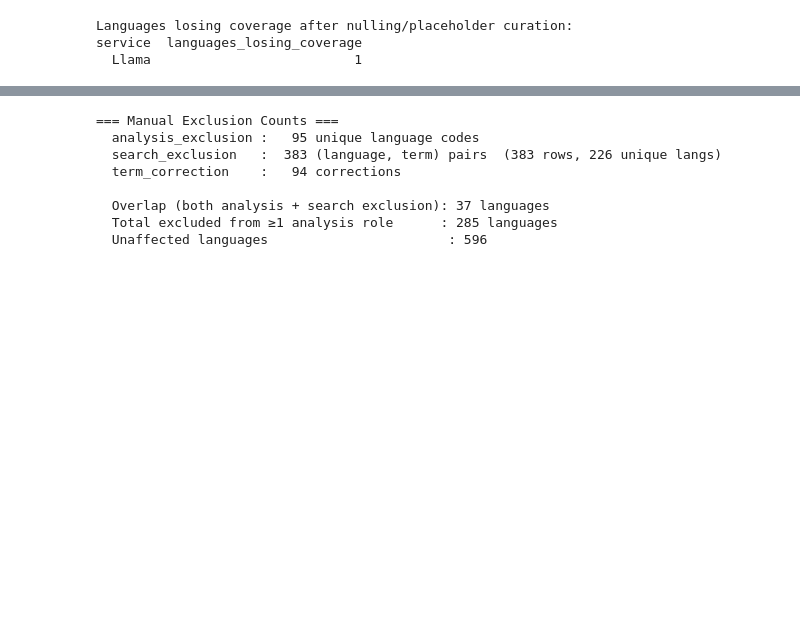
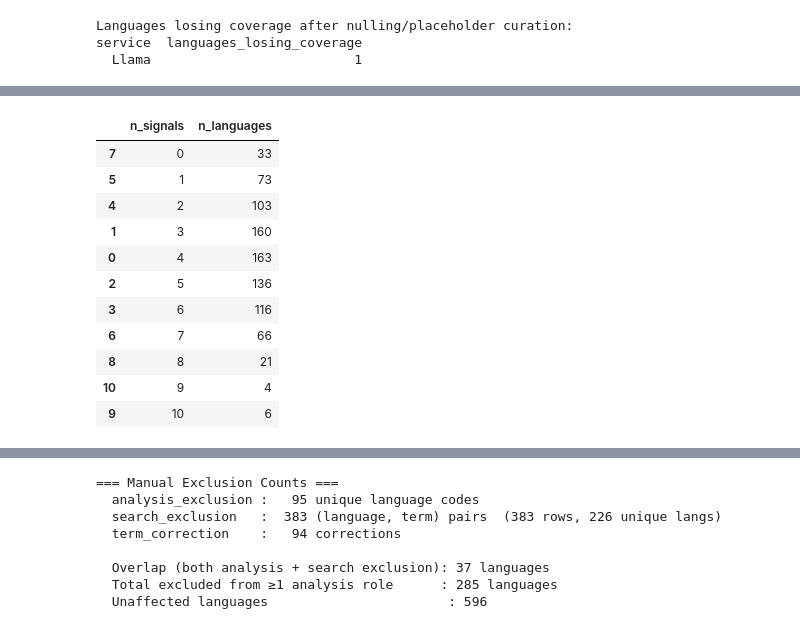
Before and after one commit to CodingDH/translation-transmogrification-pipeline, a Jupyter notebook: notebooks/02_translation_overview.ipynb, the cells around one changed output, grey strips where cells are left out. Cells and saved outputs as stored; diff of their text form; code cells hidden in the pictures; blank space fills up the shorter version.

```diff
--- a/notebooks/02_translation_overview.ipynb
+++ b/notebooks/02_translation_overview.ipynb
@@ -2293,7 +2159,7 @@ for service, trans_col in LLM_SERVICES.items():
 
 # ── 2. Mixed script, romanization, and placeholder refusals ──────────────────
 ALL_SVC_COLS = {**BASELINE_SERVICES, **LLM_SERVICES}
-baseline_df  = df_raw[df_raw["prompt_variant"] == "minimal"].copy()
+prompt_invariant_df = df_raw[df_raw["prompt_variant"] == "minimal"].copy()
 
 mixed_by_lang       = defaultdict(set)
 roman_by_lang       = defaultdict(set)
@@ -2302,7 +2168,7 @@ placeholder_by_lang = defaultdict(set)  # model explicitly refused to translate
 for service, col in ALL_SVC_COLS.items():
     if col not in df_raw.columns:
         continue
-    src = baseline_df if service in BASELINE_SERVICES else df_raw
+    src = prompt_invariant_df if service in PROMPT_INVARIANT_SERVICES else df_raw
     for _, row in src.iterrows():
         val = row.get(col)
         if not isinstance(val, str) or not val.strip():
@@ -2329,7 +2195,7 @@ source_term_by_lang = defaultdict(set)
 for service, col in ALL_SVC_COLS.items():
     if col not in df_raw.columns:
         continue
-    src = baseline_df if service in BASELINE_SERVICES else df_raw
+    src = prompt_invariant_df if service in PROMPT_INVARIANT_SERVICES else df_raw
     for _, row in src.iterrows():
         lc = row["language_code"]
         if lc == "en":
@@ -2349,7 +2215,7 @@ short_by_lang       = defaultdict(set)
 for service, col in ALL_SVC_COLS.items():
     if col not in df_raw.columns:
         continue
-    src = baseline_df if service in BASELINE_SERVICES else df_raw
+    src = prompt_invariant_df if service in PROMPT_INVARIANT_SERVICES else df_raw
     for _, row in src.iterrows():
         val = row.get(col)
         if not isinstance(val, str) or not val.strip():
@@ -2379,7 +2245,7 @@ language_name_term_by_lang = defaultdict(set)
 for service, col in ALL_SVC_COLS.items():
     if col not in df_raw.columns:
         continue
-    src_df = baseline_df if service in BASELINE_SERVICES else df_raw
+    src_df = prompt_invariant_df if service in PROMPT_INVARIANT_SERVICES else df_raw
     for _, row in src_df.iterrows():
         val = row.get(col)
         if not isinstance(val, str) or not val.strip():
@@ -2398,7 +2264,7 @@ any_mixing_by_lang = defaultdict(set)
 for service, col in ALL_SVC_COLS.items():
     if col not in df_raw.columns:
         continue
-    src = baseline_df if service in BASELINE_SERVICES else df_raw
+    src = prompt_invariant_df if service in PROMPT_INVARIANT_SERVICES else df_raw
     for _, row in src.iterrows():
         val = row.get(col)
         if not isinstance(val, str) or not val.strip():
@@ -2500,6 +2366,8 @@ for _, meta in lang_meta.iterrows():
         "language_name_term_services":        ";".join(ln_svcs),
         "has_unexpected_rationale_language":  bool(ur_svcs),
         "unexpected_rationale_language_services": ";".join(ur_svcs),
+        "automated_review_signals":   ";".join(active),
+        # Backward-compatible alias for older notebooks/scripts.
         "quality_flags":               ";".join(active),
         "flag_count":                  len(active),
     })
@@ -2513,11 +2381,11 @@ quality_flags_df = (
 # ── Save ──────────────────────────────────────────────────────────────────────
 flags_dir = os.path.join(DATA_DIR, "translated_terms", term.lower().replace(" ", "_"), "evaluation")
 os.makedirs(flags_dir, exist_ok=True)
-flags_path = os.path.join(flags_dir, "quality_flags.csv")
-quality_flags_df.to_csv(flags_path, index=False)
+signals_path = os.path.join(flags_dir, "automated_review_signals.csv")
+quality_flags_df.to_csv(signals_path, index=False)
 
 flagged = quality_flags_df[quality_flags_df["flag_count"] > 0]
-print(f"Saved: {flags_path}")
+print(f"Saved: {signals_path}")
 print(f"  Total languages  : {len(quality_flags_df)}")
 print(f"  Flagged          : {len(flagged)} ({len(flagged)/len(quality_flags_df)*100:.1f}%)")
 print()
@@ -2543,6 +2411,60 @@ for col, label in [
     pct = n / len(quality_flags_df) * 100
     print(f"  {label}: {n:>3d}  ({pct:.1f}%)")
 
-print()
-print(quality_flags_df.head(10)[["language_name", "quality_flags", "flag_count"]].to_string(index=False))
+
+SIGNAL_GROUPS = {
+    "pipeline_integrity": [
+        "has_missing_rationale",
+        "has_unexpected_rationale_language",
+    ],
+    "output_failure": [
+        "has_mixed_script",
+        "has_placeholder_term",
+        "has_repetition_loop",
+        "has_extreme_term_length",
+        "has_unicode_escape",
+        "has_refusal_rationale",
+        "has_placeholder_rationale",
+    ],
+    "curation_search_complication": [
+        "has_romanization",
+        "has_source_term",
+        "has_short_translation",
+        "has_language_name_term",
+        "has_transliteration_rationale",
+    ],
+    "analytical_signal": [
+        "has_script_disagreement",
+        "has_any_mixing",
+    ],
+}
+
+signal_group_rows = []
+for group, cols in SIGNAL_GROUPS.items():
+    present = [c for c in cols if c in quality_flags_df.columns]
+    if not present:
+        continue
+    n = int(quality_flags_df[present].any(axis=1).sum())
+    signal_group_rows.append({
+        "signal_group": group,
+        "n_languages": n,
+        "pct_languages": round(n / len(quality_flags_df) * 100, 1),
+        "signals": "; ".join(c.replace("has_", "") for c in present),
+    })
+
+print("\nSignal groups:")
+display(pd.DataFrame(signal_group_rows))
+
+flag_count_dist = (
+    quality_flags_df["flag_count"]
+    .value_counts()
+    .rename_axis("n_signals")
+    .reset_index(name="n_languages")
+    .sort_values("n_signals")
+)
+print("\nLanguages by number of automated review signals:")
+display(flag_count_dist)
+
+print("\nTop 10 flagged languages:")
+print(quality_flags_df.head(10)[["language_name", "automated_review_signals", "flag_count"]].to_string(index=False))
 # %% [output]
@@ -2565,0 +2494,12 @@ Saved: /Users/zleblanc/CodingDH/translation_transmogrification_pipeline/datasets
+|  | n_signals | n_languages |
+| 7 | 0 | 33 |
+| 5 | 1 | 73 |
+| 4 | 2 | 103 |
+| 1 | 3 | 160 |
+| 0 | 4 | 163 |
+| 2 | 5 | 136 |
+| 3 | 6 | 116 |
+| 6 | 7 | 66 |
+| 8 | 8 | 21 |
+| 10 | 9 | 4 |
+| 9 | 10 | 6 |
```
Also changed, not shown: parts of 37 cells of this notebook, 17 other files.
